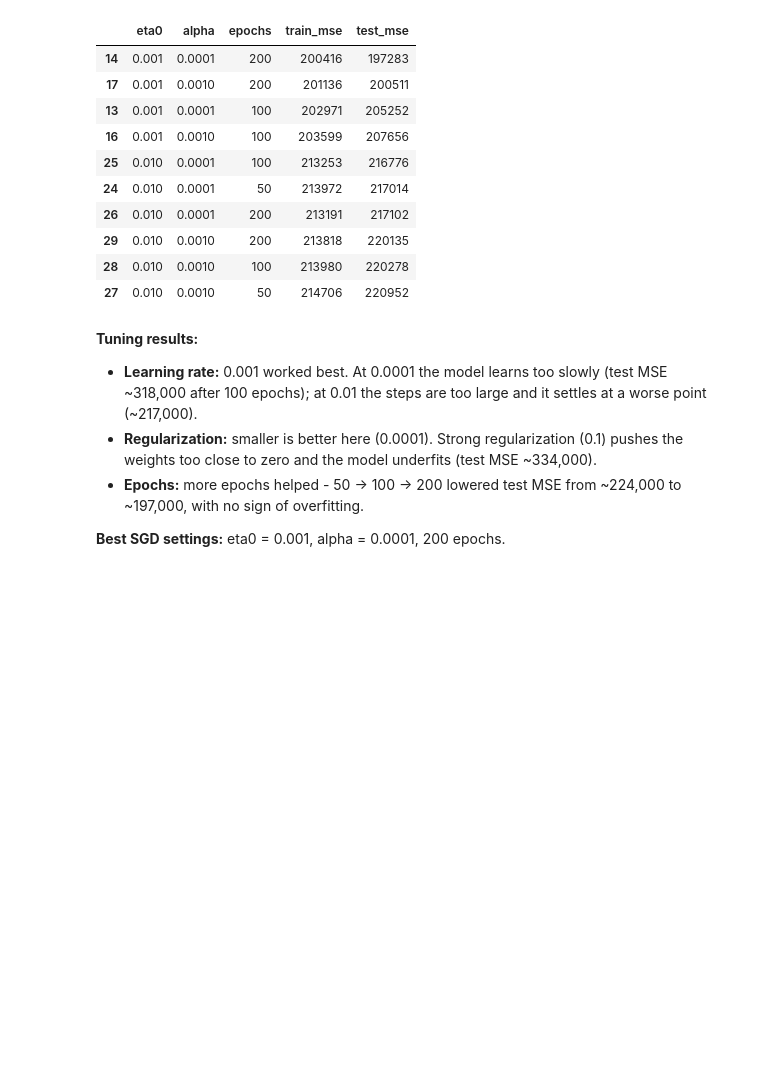
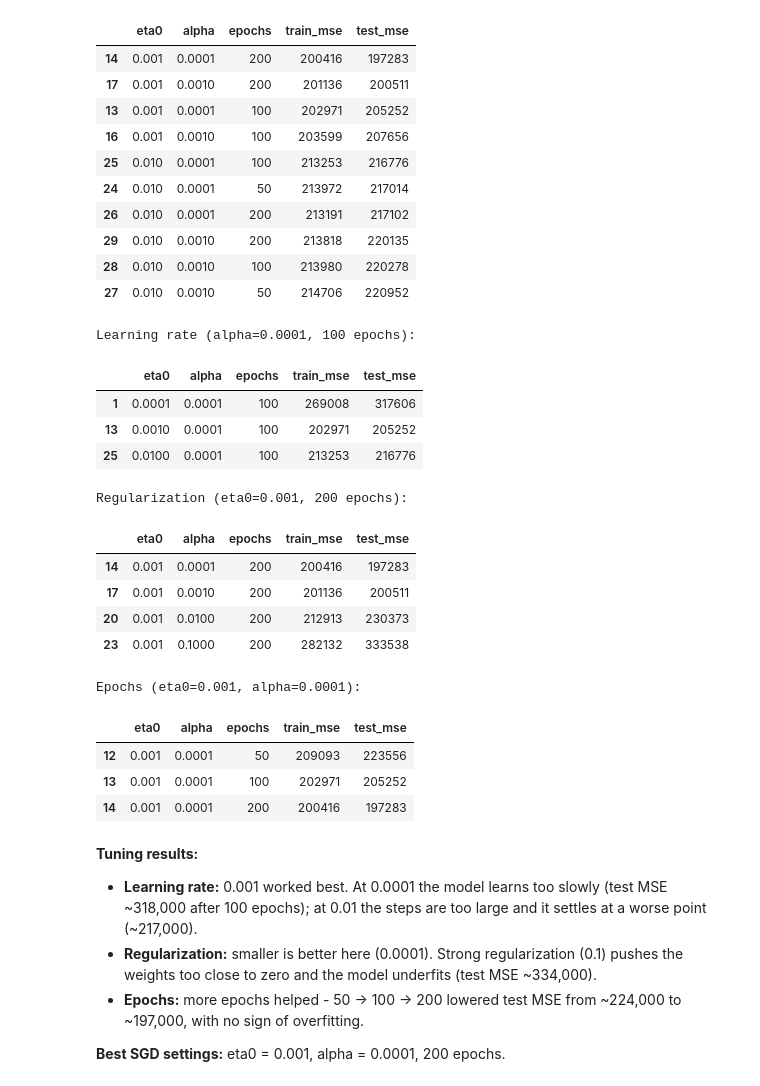
Before and after one commit to Bonesha-5/linear_regression_model, a Jupyter notebook: summative/linear_regression/multivariate.ipynb, the cells around one changed output. Saved outputs shown, nothing was run; the diff lists cells and outputs as text; code cells hidden in the pictures; blank space fills up the shorter version.

Commit message:
Show tuning rows behind each hyperparameter note

```diff
--- a/summative/linear_regression/multivariate.ipynb
+++ b/summative/linear_regression/multivariate.ipynb
@@ -250,6 +250,35 @@ tuning.head(10)
 | 29 | 0.010 | 0.0010 | 200 | 213818 | 220135 |
 | 28 | 0.010 | 0.0010 | 100 | 213980 | 220278 |
 | 27 | 0.010 | 0.0010 | 50 | 214706 | 220952 |
+# %%
+# The rows behind the tuning notes: each group changes one hyperparameter
+effect_of_learning_rate = tuning[(tuning.alpha == 0.0001) & (tuning.epochs == 100)]
+effect_of_regularization = tuning[(tuning.eta0 == 0.001) & (tuning.epochs == 200)]
+effect_of_epochs = tuning[(tuning.eta0 == 0.001) & (tuning.alpha == 0.0001)]
+
+print("Learning rate (alpha=0.0001, 100 epochs):")
+display(effect_of_learning_rate.sort_values("eta0"))
+print("Regularization (eta0=0.001, 200 epochs):")
+display(effect_of_regularization.sort_values("alpha"))
+print("Epochs (eta0=0.001, alpha=0.0001):")
+display(effect_of_epochs.sort_values("epochs"))
+# %% [output]
+Learning rate (alpha=0.0001, 100 epochs):
+|  | eta0 | alpha | epochs | train_mse | test_mse |
+| 1 | 0.0001 | 0.0001 | 100 | 269008 | 317606 |
+| 13 | 0.0010 | 0.0001 | 100 | 202971 | 205252 |
+| 25 | 0.0100 | 0.0001 | 100 | 213253 | 216776 |
+Regularization (eta0=0.001, 200 epochs):
+|  | eta0 | alpha | epochs | train_mse | test_mse |
+| 14 | 0.001 | 0.0001 | 200 | 200416 | 197283 |
+| 17 | 0.001 | 0.0010 | 200 | 201136 | 200511 |
+| 20 | 0.001 | 0.0100 | 200 | 212913 | 230373 |
+| 23 | 0.001 | 0.1000 | 200 | 282132 | 333538 |
+Epochs (eta0=0.001, alpha=0.0001):
+|  | eta0 | alpha | epochs | train_mse | test_mse |
+| 12 | 0.001 | 0.0001 | 50 | 209093 | 223556 |
+| 13 | 0.001 | 0.0001 | 100 | 202971 | 205252 |
+| 14 | 0.001 | 0.0001 | 200 | 200416 | 197283 |
 # %% [markdown]
 **Tuning results:**
 - **Learning rate:** 0.001 worked best. At 0.0001 the model learns too slowly (test MSE ~318,000 after 100 epochs); at 0.01 the steps are too large and it settles at a worse point (~217,000).
```
